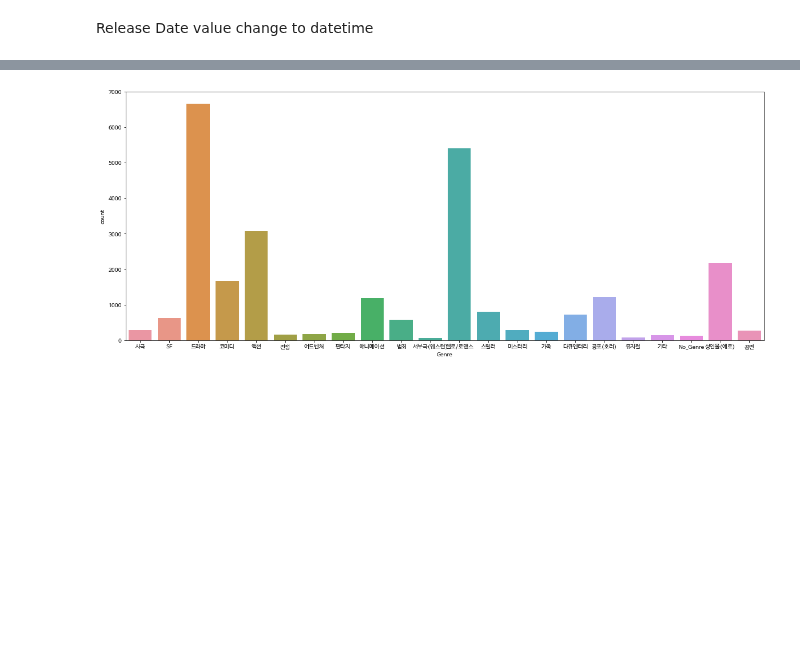
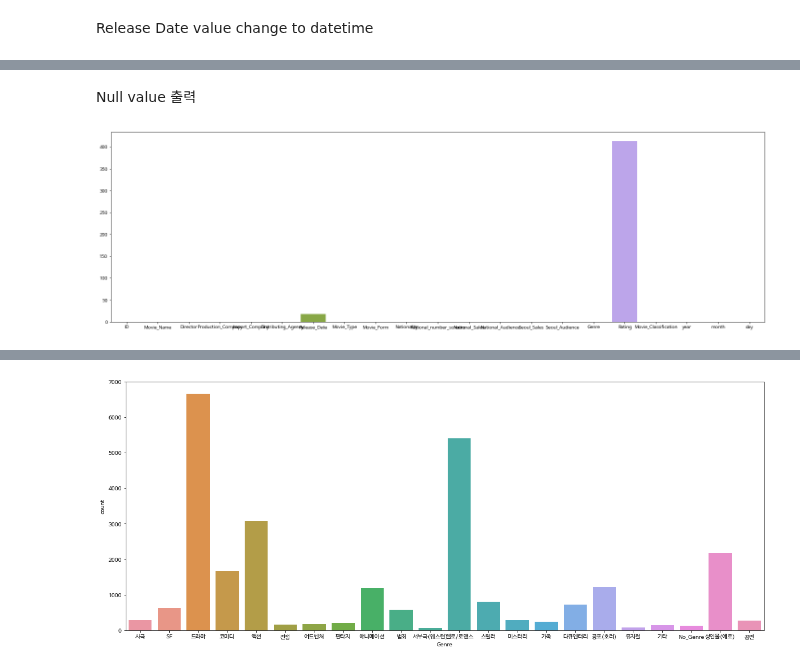
Before and after one commit to danielsun888/datathon, a Jupyter notebook: kyh.ipynb, the cells around one changed output, grey strips where cells are left out. Saved outputs shown, nothing was run; the diff lists cells and outputs as text; code cells hidden in the pictures; blank space fills up the shorter version.

```diff
--- a/kyh.ipynb
+++ b/kyh.ipynb
@@ -259,3 +300,13 @@ set(data['Rating'])
+# %% [markdown]
+Null value 출력
+# %%
+data_null = data.isnull().sum(axis = 0)
+
+fig, ax = plt.subplots(constrained_layout=True, figsize = (20,6))
+sns.barplot(x=data_null.index, y=data_null.values)
+plt.show()
+# %% [output]
+[figure, added]
 # %%
 # Audience by genre in every 5~10 years
 fig, ax = plt.subplots(figsize=(20, 8))
```
Also changed, not shown: parts of 11 cells of this notebook.
